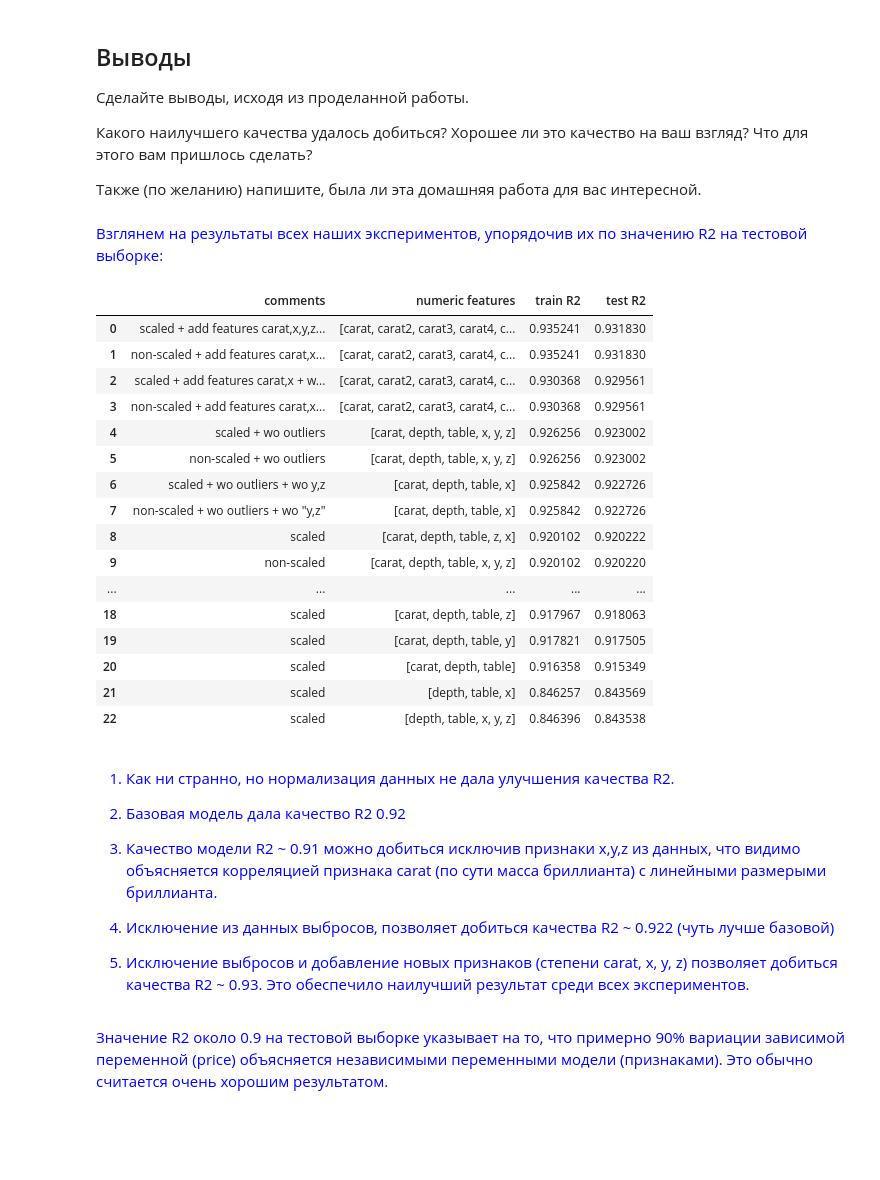
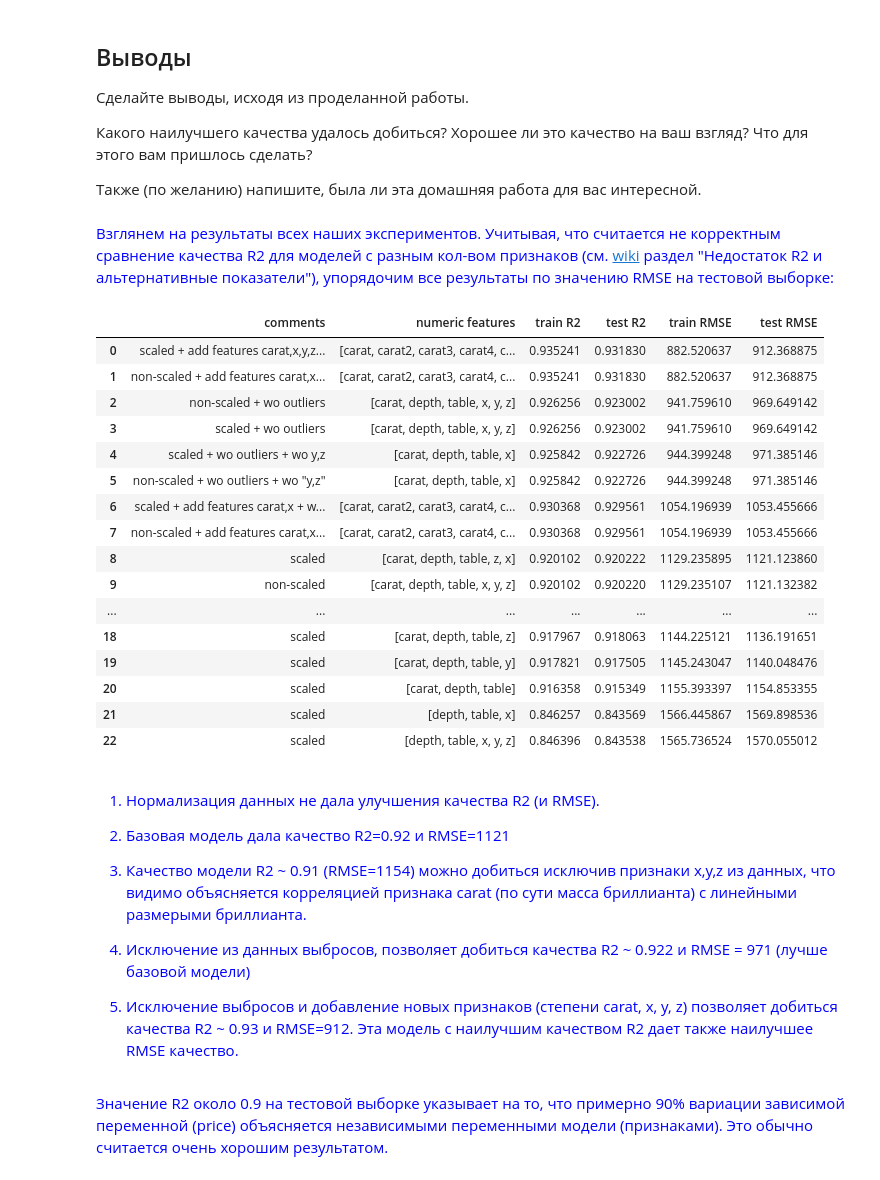
Before and after one commit to diwert-ai/ML-DPO-HSE-2023, a Jupyter notebook: Home works/2/hw2_linreg_zotov.ipynb, the cells around one changed output. Cells and saved outputs as stored; diff of their text form; code cells hidden in the pictures; blank space fills up the shorter version.

```diff
--- a/Home works/2/hw2_linreg_zotov.ipynb
+++ b/Home works/2/hw2_linreg_zotov.ipynb
@@ -478,8 +504,8 @@ Test R2: 0.9230
 # %%
 Xtrain, Xtest, ytrain, ytest =  train_test_split(X, y, test_size=0.3, random_state=seed)
 numeric_features = ['carat', 'depth', 'table', 'x']
-_, train_r2, test_r2 = train_model(Xtrain.drop(columns=['y', 'z']), Xtest.drop(columns=['y', 'z']), ytrain, ytest, LinearRegression())
-experiments.append(['non-scaled + wo outliers + wo "y,z"', numeric_features, train_r2, test_r2])
+_, train_r2, test_r2, train_rmse, test_rmse = train_model(Xtrain.drop(columns=['y', 'z']), Xtest.drop(columns=['y', 'z']), ytrain, ytest, LinearRegression())
+experiments.append(['non-scaled + wo outliers + wo "y,z"', numeric_features, train_r2, test_r2, train_rmse, test_rmse])
 # %% [output]
 Train R2: 0.9258
 Test R2: 0.9227
@@ -489,8 +517,8 @@ Test R2: 0.9227
 Xtrain, Xtest, ytrain, ytest =  train_test_split(X, y, test_size=0.3, random_state=seed)
 numeric_features = ['carat', 'depth', 'table', 'x']
 Xtrain_scaled, Xtest_scaled = train_test_scale(Xtrain, Xtest, numeric_features, onehot_features, StandardScaler())
-_, train_r2, test_r2 = train_model(Xtrain_scaled, Xtest_scaled, ytrain, ytest, LinearRegression())
-experiments.append(['scaled + wo outliers + wo y,z', numeric_features, train_r2, test_r2])
+_, train_r2, test_r2, train_rmse, test_rmse = train_model(Xtrain_scaled, Xtest_scaled, ytrain, ytest, LinearRegression())
+experiments.append(['scaled + wo outliers + wo y,z', numeric_features, train_r2, test_r2, train_rmse, test_rmse])
 # %% [output]
 Train R2: 0.9258
 Test R2: 0.9227
@@ -518,8 +548,8 @@ numeric_features = ['carat', 'carat2', 'carat3', 'carat4', 'carat5',
                     'y', 'y2', 'y3', 'y4', 'y5',
                     'z', 'z2', 'z3', 'z4', 'z5']
 Xtrain_scaled, Xtest_scaled = train_test_scale(Xtrain, Xtest, numeric_features, onehot_features, StandardScaler())
-_, train_r2, test_r2 = train_model(Xtrain_scaled, Xtest_scaled, ytrain, ytest, LinearRegression())
-experiments.append(['scaled + add features carat,x,y,z + wo outliers', numeric_features, train_r2, test_r2])
+_, train_r2, test_r2, train_rmse, test_rmse = train_model(Xtrain_scaled, Xtest_scaled, ytrain, ytest, LinearRegression())
+experiments.append(['scaled + add features carat,x,y,z + wo outliers', numeric_features, train_r2, test_r2, train_rmse, test_rmse])
 # %% [output]
 Train R2: 0.9352
 Test R2: 0.9318
@@ -532,8 +564,8 @@ numeric_features = ['carat', 'carat2', 'carat3', 'carat4', 'carat5',
                     'x', 'x2', 'x3', 'x4', 'x5',
                     'y', 'y2', 'y3', 'y4', 'y5',
                     'z', 'z2', 'z3', 'z4', 'z5']
-_, train_r2, test_r2 = train_model(Xtrain, Xtest, ytrain, ytest, LinearRegression())
-experiments.append(['non-scaled + add features carat,x,y,z + wo outliers', numeric_features, train_r2, test_r2])
+_, train_r2, test_r2, train_rmse, test_rmse = train_model(Xtrain, Xtest, ytrain, ytest, LinearRegression())
+experiments.append(['non-scaled + add features carat,x,y,z + wo outliers', numeric_features, train_r2, test_r2, train_rmse, test_rmse])
 # %% [output]
 Train R2: 0.9352
 Test R2: 0.9318
@@ -547,42 +581,42 @@ Test R2: 0.9318
 Какого наилучшего качества удалось добиться? Хорошее ли это качество на ваш взгляд? Что для этого вам пришлось сделать?
 
 Также (по желанию) напишите, была ли эта домашняя работа для вас интересной.
-# %% [markdown]
-<font color='blue'>Взглянем на результаты всех наших экспериментов, упорядочив их по значению R2 на тестовой выборке:</font>
+# %% [markdown]
+<font color='blue'>Взглянем на результаты всех наших экспериментов. Учитывая, что считается не корректным сравнение качества R2 для моделей с разным кол-вом признаков (см. [wiki](https://ru.wikipedia.org/wiki/%D0%9A%D0%BE%D1%8D%D1%84%D1%84%D0%B8%D1%86%D0%B8%D0%B5%D0%BD%D1%82_%D0%B4%D0%B5%D1%82%D0%B5%D1%80%D0%BC%D0%B8%D0%BD%D0%B0%D1%86%D0%B8%D0%B8) раздел "Недостаток R2 и альтернативные показатели"), упорядочим все результаты по значению RMSE на тестовой выборке:</font>
 # %%
-pd.DataFrame(experiments, columns=['comments', 'numeric features', 'train R2', 'test R2'])\
-.sort_values(by='test R2', ascending=False)\
+pd.DataFrame(experiments, columns=['comments', 'numeric features', 'train R2', 'test R2', 'train RMSE', 'test RMSE'])\
+.sort_values(by='test RMSE', ascending=True)\
 .reset_index(drop=True)
 # %% [output]
-|  | comments | numeric features | train R2 | test R2 |
-| 0 | scaled + add features carat,x,y,z... | [carat, carat2, carat3, carat4, c... | 0.935241 | 0.931830 |
-| 1 | non-scaled + add features carat,x... | [carat, carat2, carat3, carat4, c... | 0.935241 | 0.931830 |
-| 2 | scaled + add features carat,x + w... | [carat, carat2, carat3, carat4, c... | 0.930368 | 0.929561 |
-| 3 | non-scaled + add features carat,x... | [carat, carat2, carat3, carat4, c... | 0.930368 | 0.929561 |
-| 4 | scaled + wo outliers | [carat, depth, table, x, y, z] | 0.926256 | 0.923002 |
-| 5 | non-scaled + wo outliers | [carat, depth, table, x, y, z] | 0.926256 | 0.923002 |
-| 6 | scaled + wo outliers + wo y,z | [carat, depth, table, x] | 0.925842 | 0.922726 |
-| 7 | non-scaled + wo outliers + wo "y,z" | [carat, depth, table, x] | 0.925842 | 0.922726 |
-| 8 | scaled | [carat, depth, table, z, x] | 0.920102 | 0.920222 |
-| 9 | non-scaled | [carat, depth, table, x, y, z] | 0.920102 | 0.920220 |
-| ... | ... | ... | ... | ... |
-| 18 | scaled | [carat, depth, table, z] | 0.917967 | 0.918063 |
-| 19 | scaled | [carat, depth, table, y] | 0.917821 | 0.917505 |
-| 20 | scaled | [carat, depth, table] | 0.916358 | 0.915349 |
-| 21 | scaled | [depth, table, x] | 0.846257 | 0.843569 |
-| 22 | scaled | [depth, table, x, y, z] | 0.846396 | 0.843538 |
+|  | comments | numeric features | train R2 | test R2 | train RMSE | test RMSE |
+| 0 | scaled + add features carat,x,y,z... | [carat, carat2, carat3, carat4, c... | 0.935241 | 0.931830 | 882.520637 | 912.368875 |
+| 1 | non-scaled + add features carat,x... | [carat, carat2, carat3, carat4, c... | 0.935241 | 0.931830 | 882.520637 | 912.368875 |
+| 2 | non-scaled + wo outliers | [carat, depth, table, x, y, z] | 0.926256 | 0.923002 | 941.759610 | 969.649142 |
+| 3 | scaled + wo outliers | [carat, depth, table, x, y, z] | 0.926256 | 0.923002 | 941.759610 | 969.649142 |
+| 4 | scaled + wo outliers + wo y,z | [carat, depth, table, x] | 0.925842 | 0.922726 | 944.399248 | 971.385146 |
+| 5 | non-scaled + wo outliers + wo "y,z" | [carat, depth, table, x] | 0.925842 | 0.922726 | 944.399248 | 971.385146 |
+| 6 | scaled + add features carat,x + w... | [carat, carat2, carat3, carat4, c... | 0.930368 | 0.929561 | 1054.196939 | 1053.455666 |
+| 7 | non-scaled + add features carat,x... | [carat, carat2, carat3, carat4, c... | 0.930368 | 0.929561 | 1054.196939 | 1053.455666 |
+| 8 | scaled | [carat, depth, table, z, x] | 0.920102 | 0.920222 | 1129.235895 | 1121.123860 |
+| 9 | non-scaled | [carat, depth, table, x, y, z] | 0.920102 | 0.920220 | 1129.235107 | 1121.132382 |
+| ... | ... | ... | ... | ... | ... | ... |
+| 18 | scaled | [carat, depth, table, z] | 0.917967 | 0.918063 | 1144.225121 | 1136.191651 |
+| 19 | scaled | [carat, depth, table, y] | 0.917821 | 0.917505 | 1145.243047 | 1140.048476 |
+| 20 | scaled | [carat, depth, table] | 0.916358 | 0.915349 | 1155.393397 | 1154.853355 |
+| 21 | scaled | [depth, table, x] | 0.846257 | 0.843569 | 1566.445867 | 1569.898536 |
+| 22 | scaled | [depth, table, x, y, z] | 0.846396 | 0.843538 | 1565.736524 | 1570.055012 |
 # %% [markdown]
 <font color='blue'>
 
-1. Как ни странно, но нормализация данных не дала улучшения качества R2.
+1. Нормализация данных не дала улучшения качества R2 (и RMSE).
 
-2. Базовая модель дала качество R2 0.92
+2. Базовая модель дала качество R2=0.92 и RMSE=1121
 
-3. Качество модели R2 ~ 0.91 можно добиться исключив признаки x,y,z из данных, что видимо объясняется корреляцией признака carat (по сути масса бриллианта) с линейными размерыми бриллианта.
+3. Качество модели R2 ~ 0.91 (RMSE=1154) можно добиться исключив признаки x,y,z из данных, что видимо объясняется корреляцией признака carat (по сути масса бриллианта) с линейными размерыми бриллианта.
 
-4. Исключение из данных выбросов, позволяет добиться качества R2 ~ 0.922 (чуть лучше базовой)
+4. Исключение из данных выбросов, позволяет добиться качества R2 ~ 0.922 и RMSE = 971 (лучше базовой модели)
 
-5. Исключение выбросов и добавление новых признаков (степени carat, x, y, z) позволяет добиться качества R2 ~ 0.93. Это обеспечило наилучший результат среди всех экспериментов.
+5. Исключение выбросов и добавление новых признаков (степени carat, x, y, z) позволяет добиться качества R2 ~ 0.93 и RMSE=912. Эта модель с наилучшим качеством R2 дает также наилучшее RMSE качество.
 </font>
 # %% [markdown]
 <font color='blue'>Значение R2 около 0.9 на тестовой выборке указывает на то, что примерно 90% вариации зависимой переменной (price) объясняется независимыми переменными модели (признаками). Это обычно считается очень хорошим результатом.<font>
```
Also changed, not shown: parts of 13 cells of this notebook.
